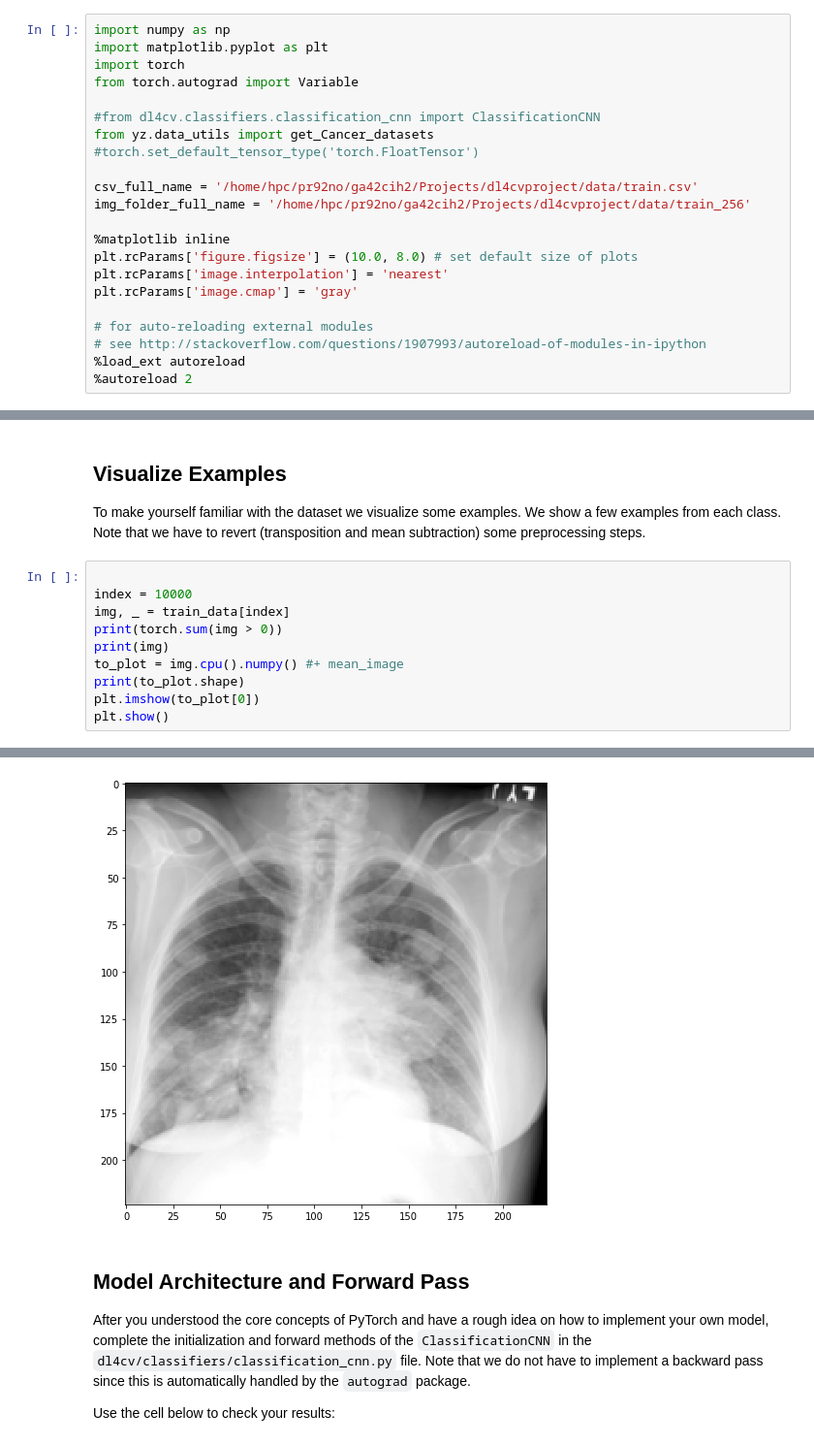
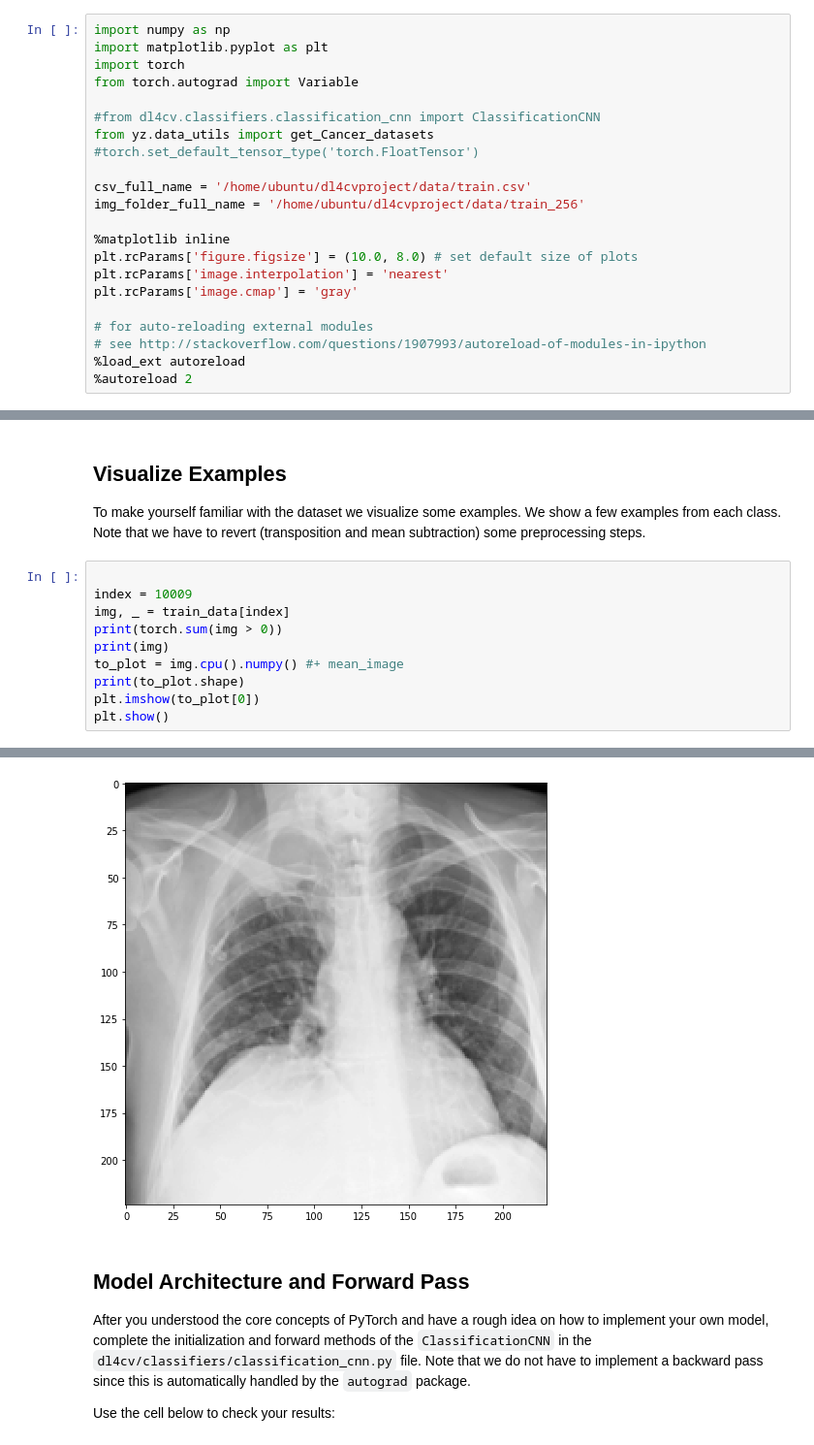
Before and after one commit to yanzhen0923/dl4cvproject, a Jupyter notebook: code/final_project.ipynb, the cells around one changed output, grey strips where cells are left out. Shown at 97% size. Cells and saved outputs as stored; diff of their text form.

```diff
--- a/code/final_project.ipynb
+++ b/code/final_project.ipynb
@@ -15,8 +15,8 @@ from torch.autograd import Variable
 from yz.data_utils import get_Cancer_datasets
 #torch.set_default_tensor_type('torch.FloatTensor')
 
-csv_full_name = '/home/hpc/pr92no/ga42cih2/Projects/dl4cvproject/data/train.csv'
-img_folder_full_name = '/home/hpc/pr92no/ga42cih2/Projects/dl4cvproject/data/train_256'
+csv_full_name = '/home/ubuntu/dl4cvproject/data/train.csv'
+img_folder_full_name = '/home/ubuntu/dl4cvproject/data/train_256'
 
 %matplotlib inline
 plt.rcParams['figure.figsize'] = (10.0, 8.0) # set default size of plots
@@ -118,7 +124,7 @@ Visualize Examples
 To make yourself familiar with the dataset we visualize some examples. We show a few examples from each class. Note that we have to revert (transposition and mean subtraction) some preprocessing steps.
 # %%
 
-index = 10000
+index = 10009
 img, _ = train_data[index]
 print(torch.sum(img > 0))
 print(img)
@@ -144,7 +150,7 @@ plt.show()
 [torch.FloatTensor of size 3x224x224]
 
 (3, 224, 224)
-[figure, old version]
+[figure, new version]
 # %% [markdown]
 ## Model Architecture and Forward Pass
 
```
Also changed, not shown: parts of 14 cells of this notebook, 2 other files.
